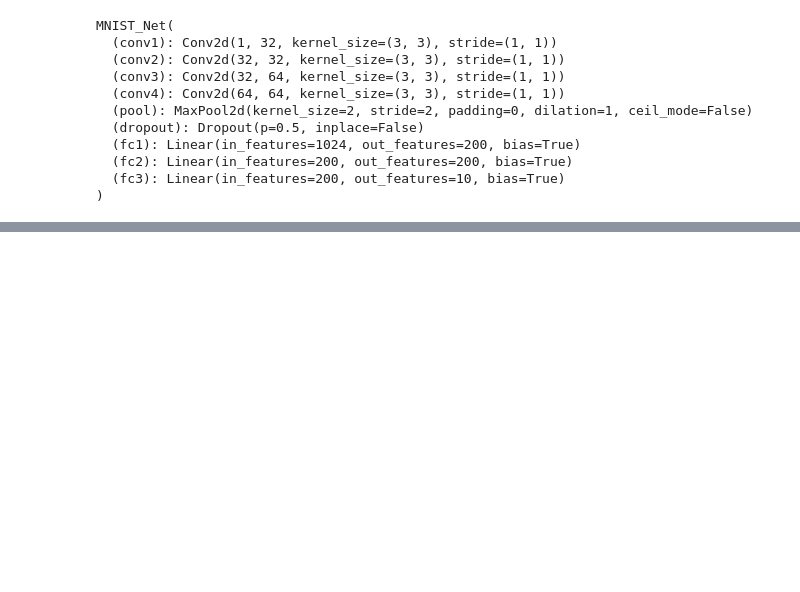
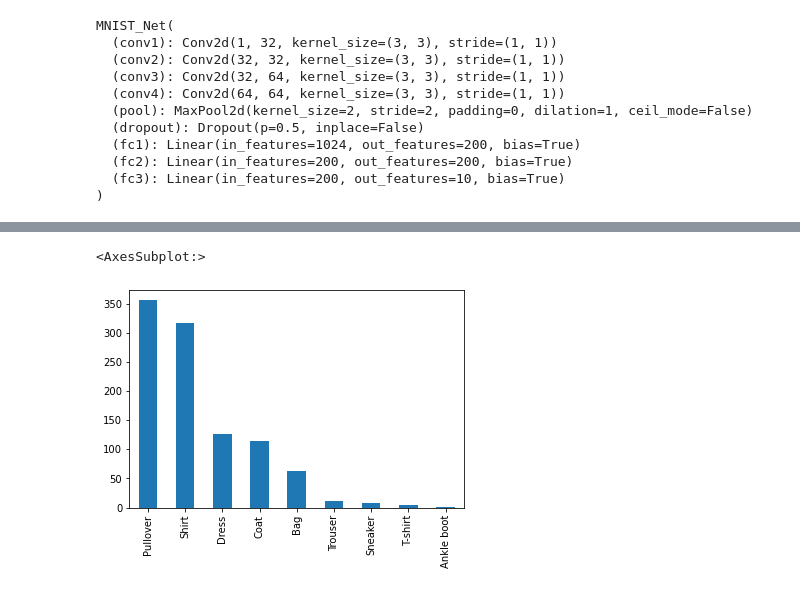
Before and after one commit to matthiasdellago/AdversarialLabelFlips, a Jupyter notebook: code/visualize.ipynb, the cells around one changed output, grey strips where cells are left out. Drawn from its saved outputs; the diff is of its cells as text; code cells hidden in the pictures; blank space fills up the shorter version.

```diff
--- a/code/visualize.ipynb
+++ b/code/visualize.ipynb
@@ -151,4 +151,4 @@ pd.Series(a).value_counts().plot.bar()
 # %%
-model2 = torch.load(f"models{os.sep}FashionMNIST{os.sep}reference_model_val_acc=0.9948.pt",
+model3 = torch.load(f"models{os.sep}FashionMNIST{os.sep}reference_model_val_acc=0.8963.pt",
                    map_location=device)
-model2.eval()
+model3.eval()
@@ -154,0 +167,9 @@ model2.eval()
+# %%
+rand_tensor = torch.rand((1000, 1, 28, 28), device=device)
+pred = model3(rand_tensor).argmax(dim=1).cpu()
+a = np.array(['T-shirt', 'Trouser', 'Pullover', 'Dress', 'Coat',
+                  'Sandal', 'Shirt', 'Sneaker', 'Bag', 'Ankle boot'])[pred]
+pd.Series(a).value_counts().plot.bar()
+# %% [output]
+<AxesSubplot:>
+[figure, added]
```
Also changed, not shown: parts of 4 cells of this notebook.
